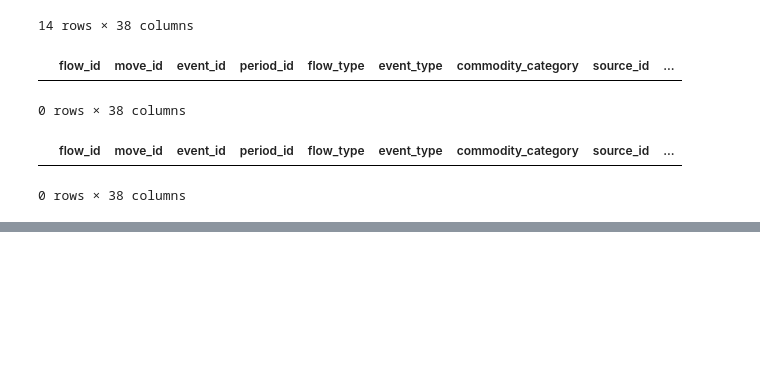
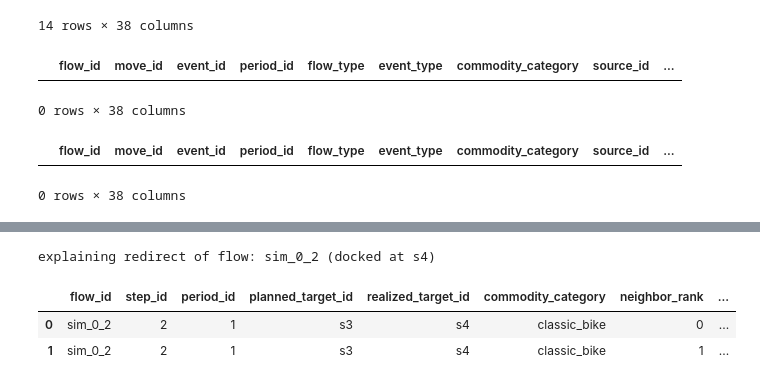
Before and after one commit to vlzm/GFDRR, a Jupyter notebook: notebooks/test_pipeline.ipynb, the cells around one changed output, grey strips where cells are left out. Saved outputs shown, nothing was run; the diff lists cells and outputs as text; code cells hidden in the pictures; blank space fills up the shorter version.

```diff
--- a/notebooks/test_pipeline.ipynb
+++ b/notebooks/test_pipeline.ipynb
@@ -129,0 +264,24 @@ slice_flows_wide(simulated_flows_wild_df, "realized_target", "6233.04", period_i
+# %%
+# Explain the redirect that docked at s4: by the time this bike was redirected,
+# the nearer neighbour s2 was already full (free_before == 0), which is why it
+# skipped s2 and landed at s4 (free_before >= 1). redirect_neighbor_table shows
+# the full station's neighbours by distance out to where the bike actually docked,
+# each with its free docks at the redirect moment -- the whole story in one table.
+_dockings = flows_with_inventory(redirect_flows_df, redirect_resolved.initial_inventory_df)
+_dockings = _dockings[(_dockings["move_id"] == 1) & (_dockings["event_type"] == "arrived")
+                      & (_dockings["period_id"] == 1)]
+example_flow_id = _dockings.loc[_dockings["realized_target_id"] == "s4", "flow_id"].iloc[0]
+print("explaining redirect of flow:", example_flow_id, "(docked at s4)")
+
+redirect_neighbor_table(
+    redirect_flows_df,
+    redirect_resolved.initial_inventory_df,
+    redirect_resolved.facilities_geo_df,
+    example_flow_id,
+    capacities=redirect_resolved.facilities_capacities_df,
+)
+# %% [output]
+explaining redirect of flow: sim_0_2 (docked at s4)
+|  | flow_id | step_id | period_id | planned_target_id | realized_target_id | commodity_category | neighbor_rank | ... |
+| 0 | sim_0_2 | 2 | 1 | s3 | s4 | classic_bike | 0 | ... |
+| 1 | sim_0_2 | 2 | 1 | s3 | s4 | classic_bike | 1 | ... |
```
Also changed, not shown: parts of 5 cells of this notebook, 20 other files.
